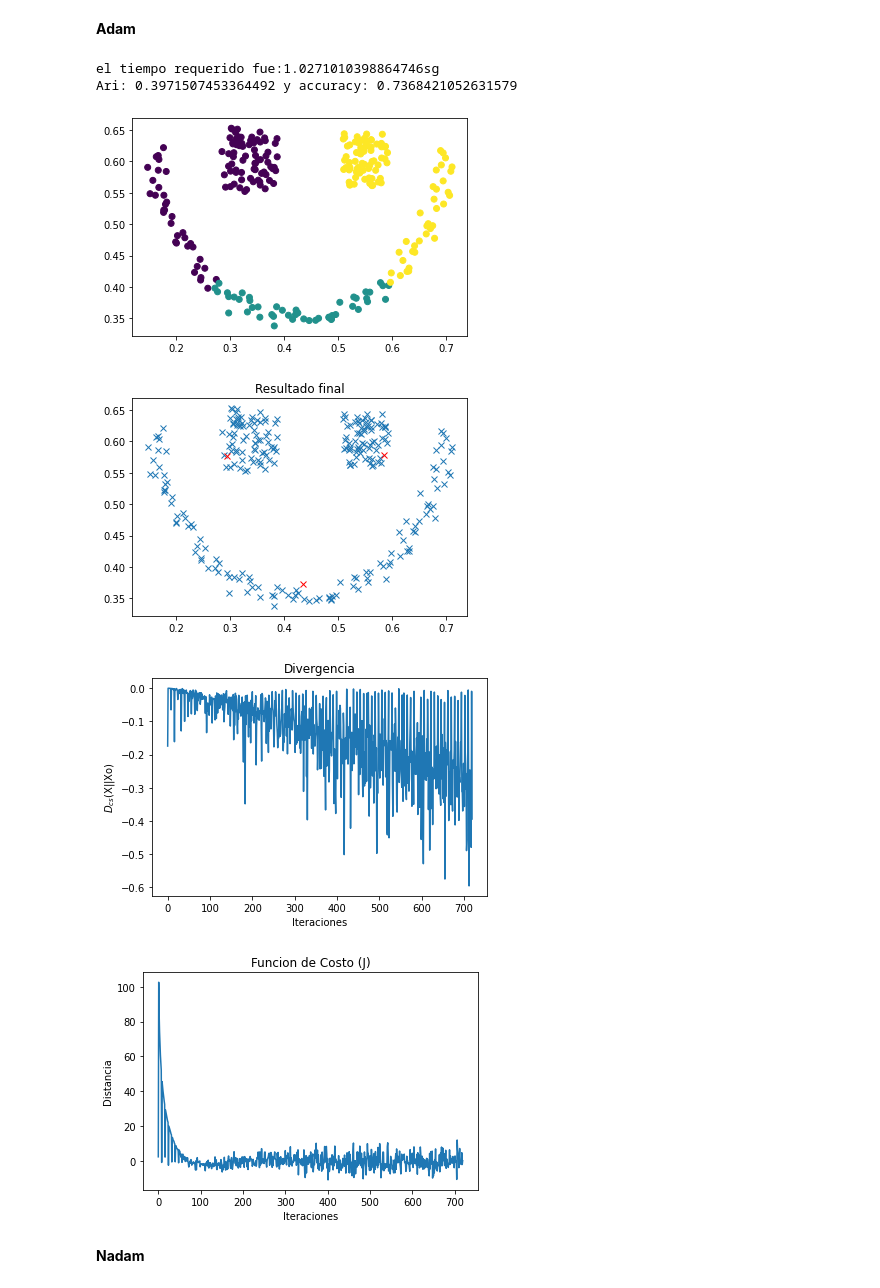
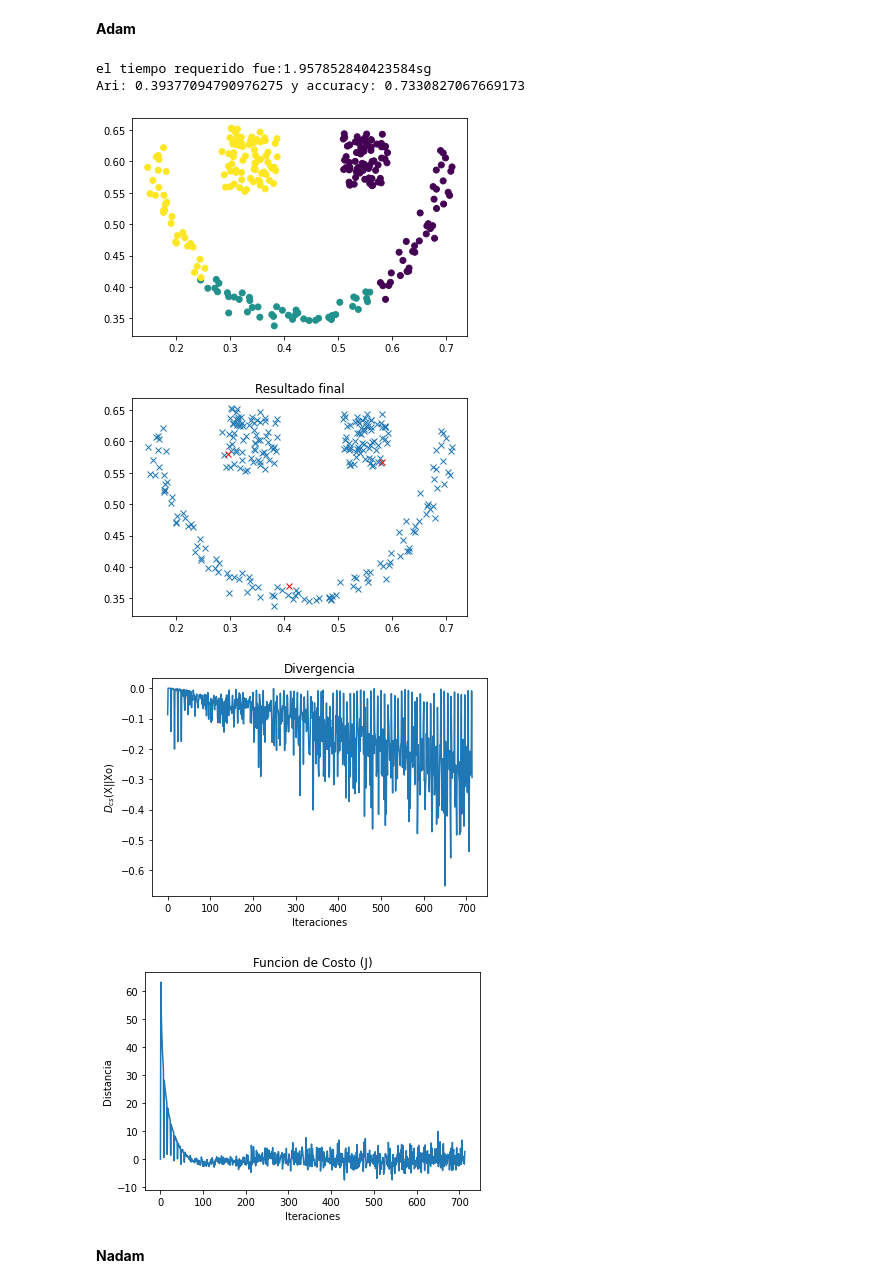
Before and after one commit to Bryan0122/PRI, a Jupyter notebook: PRI_Test.ipynb, the cells around one changed output. Cells and saved outputs as stored; diff of their text form; code cells hidden in the pictures.

```diff
--- a/PRI_Test.ipynb
+++ b/PRI_Test.ipynb
@@ -60,11 +64,11 @@ labels_happy = sc.labels_
 **Punto Fijo**
 # %%
 t = time.time()
-p = MiniBatchPRI(n_groups=3, lambda_=25, sigma_initial=140, method='FP',
+p = PRI(n_groups=3, lambda_=15, sigma_initial=40, method='FP',
                  reduction_ = True)
-p.fit(happy)
+p.fit(happy,labels_happy)
 print('el tiempo requerido fue:'+ str(time.time() - t)+'sg')
-labels_pre_FP=p.predict(happy)
+labels_pre_FP=p.predict(happy,labels_happy)
 Rari_Fp=adjusted_rand_score(labels_happy,labels_pre_FP)
 Racc_Fp=accuracy_score(labels_happy,labels_pre_FP)
 print('Ari: '+str(Rari_Fp)+' y'+' accuracy: '+str(Racc_Fp))
@@ -80,11 +84,11 @@ Ari: 0.420092362540827 y accuracy: 0.42857142857142855
 **SGD**
 # %%
 t = time.time()
-p = MiniBatchPRI(n_groups=3, lambda_=25, sigma_initial=100, method='SGD',
+p = MiniBatchPRI(n_groups=3, lambda_=15, sigma_initial=110, method='SGD',
                  reduction_ = True)
-p.fit(happy)
+p.fit(happy,labels_happy)
 print('el tiempo requerido fue:'+ str(time.time() - t)+'sg')
-labels_pre_SGD=p.predict(happy)
+labels_pre_SGD=p.predict(happy,labels_happy)
 Rari_SGD=adjusted_rand_score(labels_happy,labels_pre_SGD)
 Racc_SGD=accuracy_score(labels_happy,labels_pre_SGD)
 print('Ari: '+str(Rari_SGD)+' y'+' accuracy: '+str(Racc_SGD))
@@ -100,22 +104,22 @@ Ari: 0.3879912262685081 y accuracy: 0.13909774436090225
 **Adam**
 # %%
 t = time.time()
-p = MiniBatchPRI(n_groups=3, lambda_=25, sigma_initial=100, method='SGD',optimization='Adam',
+p = MiniBatchPRI(n_groups=3, lambda_=15, sigma_initial=100, method='SGD',optimization='Adam',
                  reduction_ = True)
-p.fit(happy)
+p.fit(happy,labels_happy)
 print('el tiempo requerido fue:'+ str(time.time() - t)+'sg')
-labels_pre_SGDA=p.predict(happy)
+labels_pre_SGDA=p.predict(happy,labels_happy)
 Rari_SGDA=adjusted_rand_score(labels_happy,labels_pre_SGDA)
 Racc_SGDA=accuracy_score(labels_happy,labels_pre_SGDA)
 print('Ari: '+str(Rari_SGDA)+' y'+' accuracy: '+str(Racc_SGDA))
 p.results()
 # %% [output]
-el tiempo requerido fue:1.0271010398864746sg
-Ari: 0.3971507453364492 y accuracy: 0.7368421052631579
+el tiempo requerido fue:1.957852840423584sg
+Ari: 0.39377094790976275 y accuracy: 0.7330827067669173
-[figure, old version]
+[figure, new version]
-[figure, old version]
+[figure, new version]
-[figure, old version]
+[figure, new version]
-[figure, old version]
+[figure, new version]
 # %% [markdown]
 **Nadam**
 # %%
```
Also changed, not shown: parts of 9 cells of this notebook.
